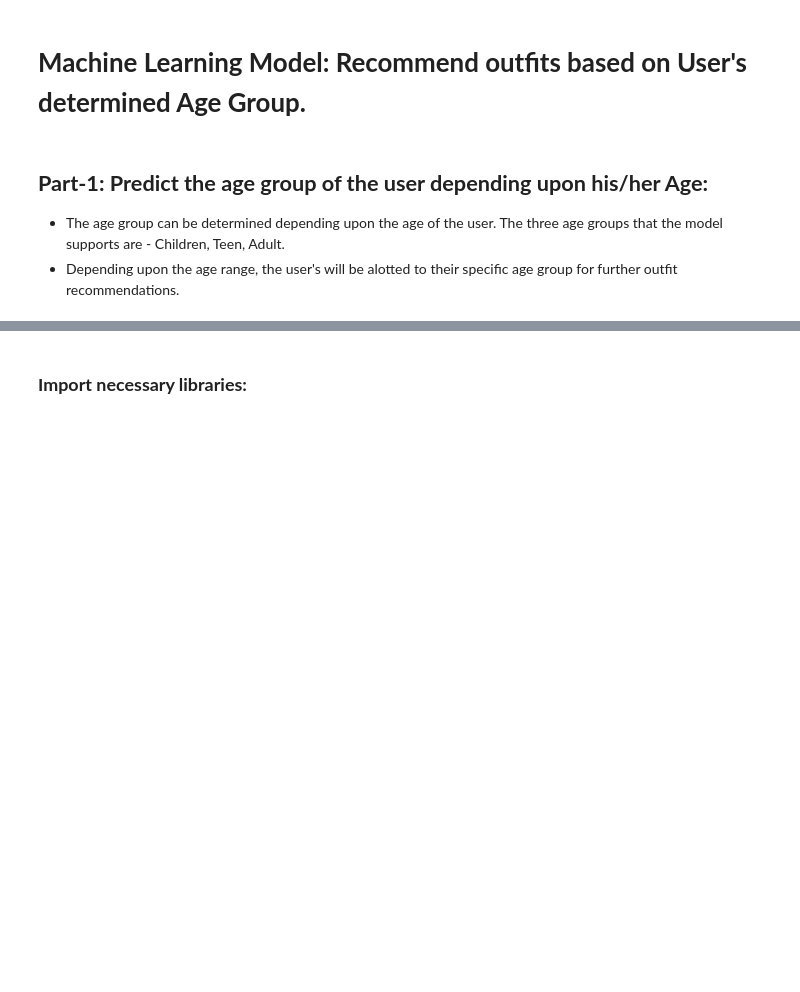
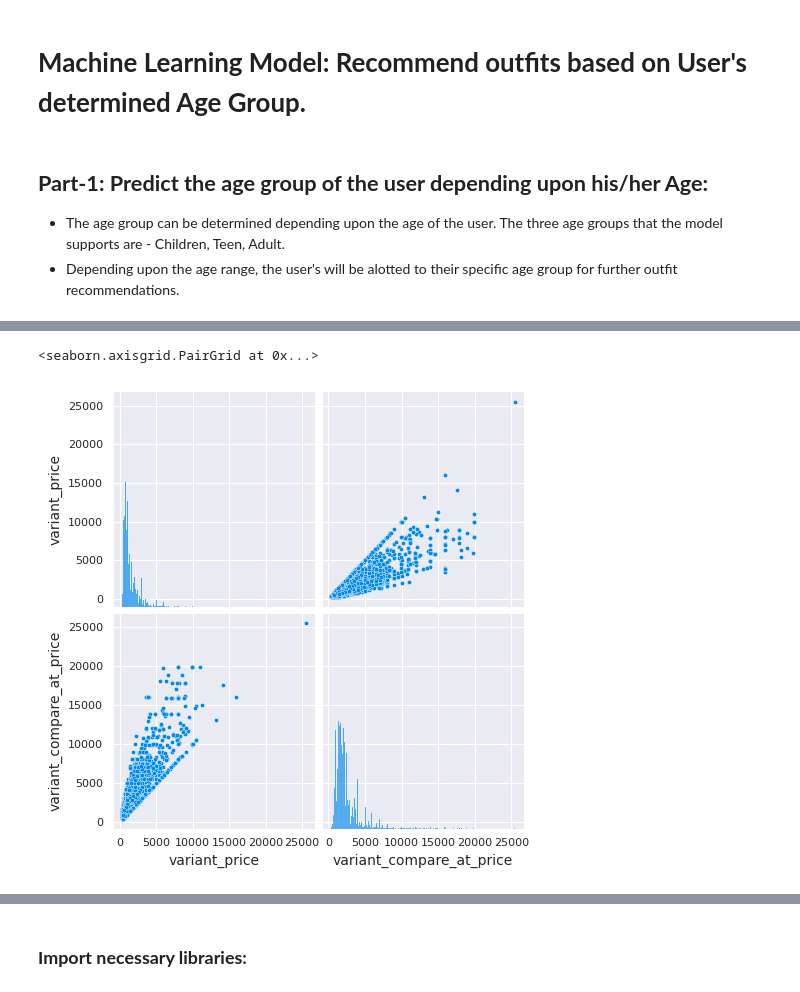
Before and after one commit to jainsakshi2395/PersonalizedOutfitStylist, a Jupyter notebook: ML_models/Model_AgeRecommendations.ipynb, the cells around one changed output, grey strips where cells are left out. Cells and saved outputs as stored; diff of their text form; code cells hidden in the pictures; blank space fills up the shorter version.

```diff
--- a/ML_models/Model_AgeRecommendations.ipynb
+++ b/ML_models/Model_AgeRecommendations.ipynb
@@ -7,0 +153,8 @@
+# %%
+sns.set_style("darkgrid")
+
+pairs_plot_df = outfits_df.drop(["product_id", "actual_color", "title", "product_type", "product_details"], axis=1)
+sns.pairplot(pairs_plot_df, palette="Set2")
+# %% [output]
+<seaborn.axisgrid.PairGrid at 0x...>
+[figure, added]
```
Also changed, not shown: parts of 45 cells of this notebook.
